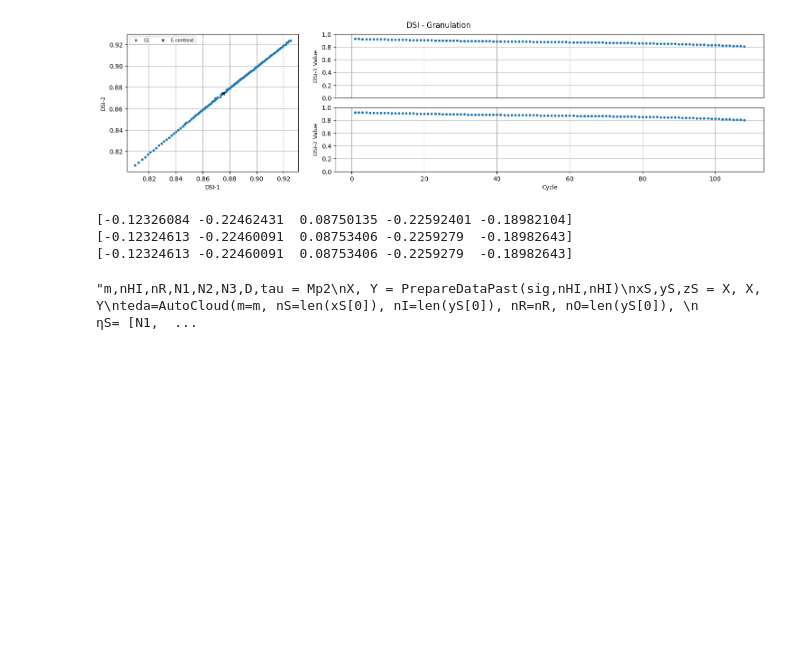
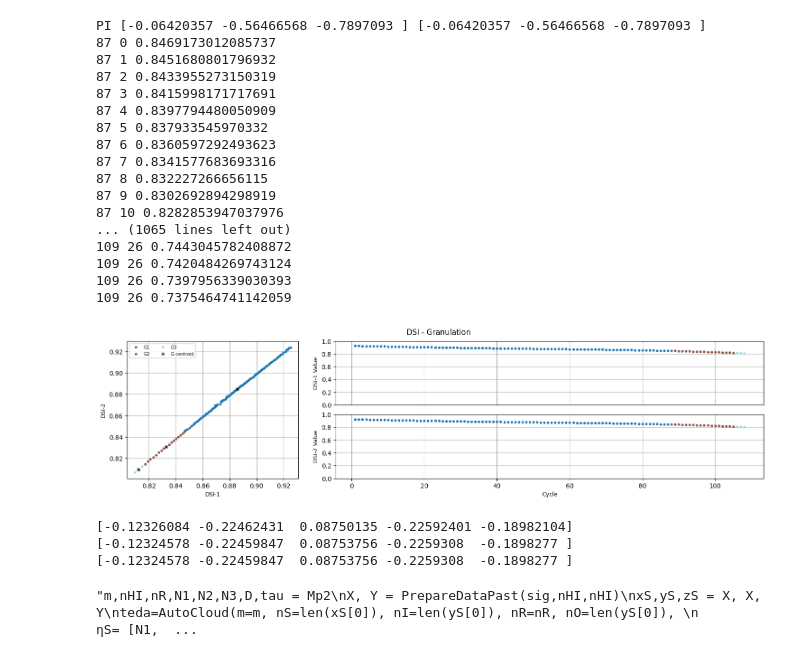
Before and after one commit to cduartes0203/Batteries_Prognostics, a Jupyter notebook: test_AutoCloudPred_R00.ipynb, the cells around one changed output. Cells and saved outputs as stored; diff of their text form; code cells hidden in the pictures; blank space fills up the shorter version.

```diff
--- a/test_AutoCloudPred_R00.ipynb
+++ b/test_AutoCloudPred_R00.ipynb
@@ -181,13 +181,14 @@ class AutoCloud:
 		return p
 
 	def DefRnnParams(self, cloud):
-		n = len(self.c[:-1])
+		'''n = len(self.c[:-1])
 		params_ = [[] for i in range(8)]
 		for c in self.c[:-1]:
 			params = c.rnn.ReturnParameters()
 			for i,p in enumerate(params):
 				params_[i].append(p)
-		params = [sum(p)/n for p in params_]
+		params = [sum(p)/n for p in params_]'''
+		params = self.c[-2].rnn.ReturnParameters()
 		cloud.rnn.ReceiveParameters(params)
 
 	def MergeCloudsRNN(self, c1, c2, c3):
@@ -517,34 +518,53 @@ class AutoCloud:
 # %%
 params =  {'nI': 11, 'nR': 49, 'nO': 27, 'N1': 0.1, 'N2': 0.0001, 'N3': 0.001, 'τ': 23, 'mode': 'ahead', 'act': 'tanh'}
 nI,nR,nO,N1,N2,N3,τ,mode,act= list(params.values())
 
 X, Y = PrepareData(HI['PC1'].values,nI,nO,mode)
 X, Z = PrepareData(sig,nI,nO,mode)
 Y, Z = PrepareData(sig,nI,nO,mode)
 #X, Y = dsi, dsi
 #X = []
 
 #for i in range(len(RS)-1):
 #   X.append(RS.iloc[i:i+3,:].values.flatten())
 #X = X[-len(Y):-2]
-teda=AutoCloud(m=22,nI=nI,nR=nR,nO=nO,ηS=[N1,N2,N3],
+teda=AutoCloud(m=1.75,nI=nI,nR=nR,nO=nO,ηS=[N1,N2,N3],
                mode=mode,tau=τ,eol=0.75)
 teda.ref = len(sig) - nI
 for j,_ in enumerate(X[:]):
     teda.run(X[j])
     #print(j,teda.alfa)
 
     #teda.RULSingle(Y[j])
-    teda.RULInterv(Y[j])
-
+    if j <85:
+        teda.RULInterv(Y[j])
+    else:
+        teda.RULInterv(Y[j],show=True)
     teda.Adapt(Y[j],Z[j])
 
 
 plot_DSI2(teda,ftrs=2,title='DSI - Granulation',ncol=2,mergeID=True)
 PlotSeriesPLY(ySeries=[teda.rulR,teda.rulP,teda.rulL,teda.rulU],
               names = ['r','p','L','u'],w=800,h=400)
 # %% [output]
+PI [-0.06420357 -0.56466568 -0.7897093 ] [-0.06420357 -0.56466568 -0.7897093 ]
+87 0 0.8469173012085737
+87 1 0.8451680801796932
+87 2 0.8433955273150319
+87 3 0.8415998171717691
+87 4 0.8397794480050909
+87 5 0.837933545970332
+87 6 0.8360597292493623
+87 7 0.8341577683693316
+87 8 0.832227266656115
+87 9 0.8302692894298919
+87 10 0.8282853947037976
+... (1065 lines left out)
+109 26 0.7443045782408872
+109 26 0.7420484269743124
+109 26 0.7397956339030393
+109 26 0.7375464741142059
-[figure, old version]
+[figure, new version]
 # %%
 rnn2 = RTLO(nI,nR,nO)
 print(rnn2.wR[0][:5])
@@ -556,8 +576,8 @@ print(teda.c[-1].rnn.wR[0][:5])
 print(rnn2.wR[0][:5])
 # %% [output]
 [-0.12326084 -0.22462431  0.08750135 -0.22592401 -0.18982104]
-[-0.12324613 -0.22460091  0.08753406 -0.2259279  -0.18982643]
-[-0.12324613 -0.22460091  0.08753406 -0.2259279  -0.18982643]
+[-0.12324578 -0.22459847  0.08753756 -0.2259308  -0.1898277 ]
+[-0.12324578 -0.22459847  0.08753756 -0.2259308  -0.1898277 ]
 # %%
 '''m,nHI,nR,N1,N2,N3,D,tau = Mp2
 X, Y = PrepareDataPast(sig,nHI,nHI)
```
Also changed, not shown: 4 other files.
